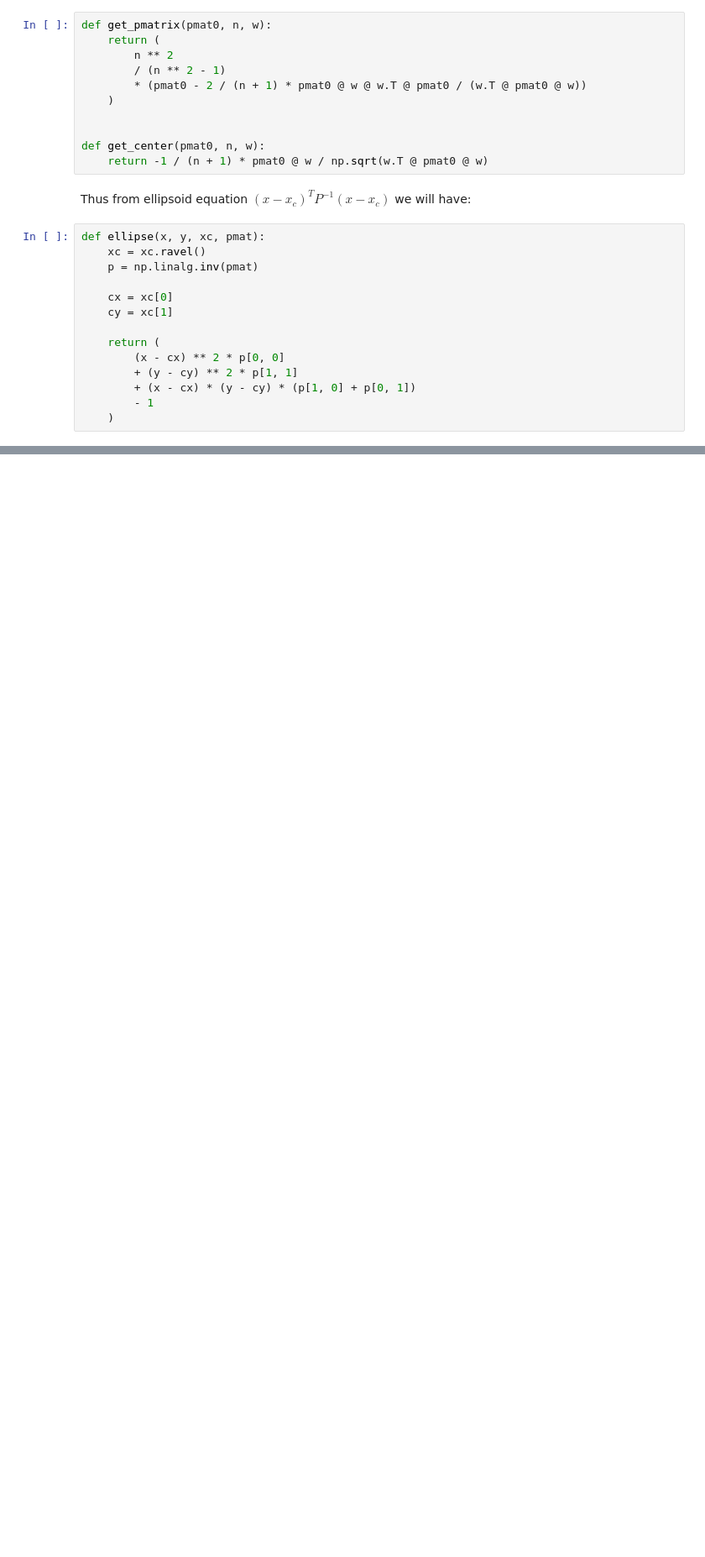
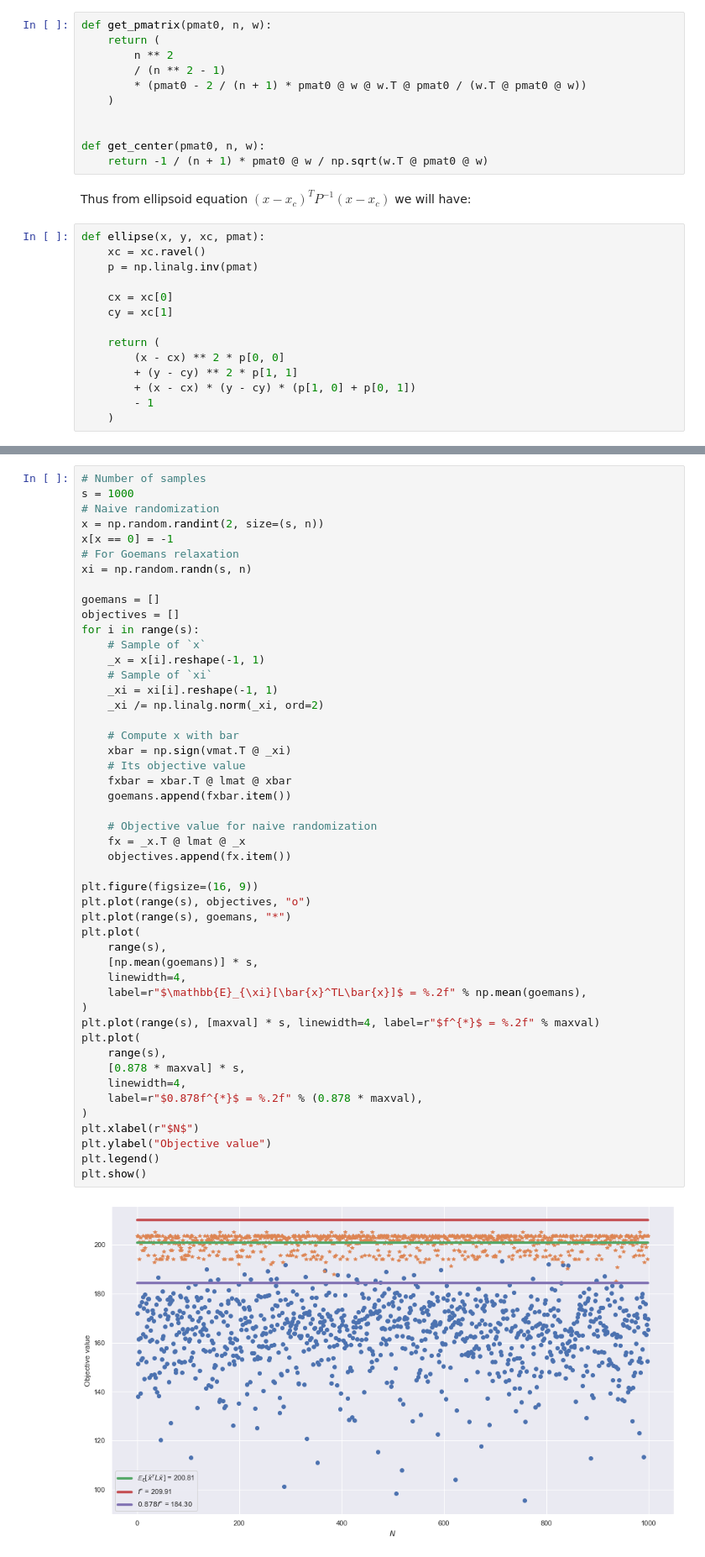
Before and after one commit to arx7ti/optimization-course, a Jupyter notebook: Homework5.ipynb, the cells around one changed output, grey strips where cells are left out. Shown: that part at 84% size. Saved outputs shown, nothing was run; the diff lists cells and outputs as text; blank space fills up the shorter version.

```diff
--- a/Homework5.ipynb
+++ b/Homework5.ipynb
@@ -235,0 +205,50 @@ amat.shape
+# %%
+# Number of samples
+s = 1000
+# Naive randomization
+x = np.random.randint(2, size=(s, n))
+x[x == 0] = -1
+# For Goemans relaxation
+xi = np.random.randn(s, n)
+
+goemans = []
+objectives = []
+for i in range(s):
+    # Sample of `x`
+    _x = x[i].reshape(-1, 1)
+    # Sample of `xi`
+    _xi = xi[i].reshape(-1, 1)
+    _xi /= np.linalg.norm(_xi, ord=2)
+
+    # Compute x with bar
+    xbar = np.sign(vmat.T @ _xi)
+    # Its objective value
+    fxbar = xbar.T @ lmat @ xbar
+    goemans.append(fxbar.item())
+
+    # Objective value for naive randomization
+    fx = _x.T @ lmat @ _x
+    objectives.append(fx.item())
+
+plt.figure(figsize=(16, 9))
+plt.plot(range(s), objectives, "o")
+plt.plot(range(s), goemans, "*")
+plt.plot(
+    range(s),
+    [np.mean(goemans)] * s,
+    linewidth=4,
+    label=r"$\mathbb{E}_{\xi}[\bar{x}^TL\bar{x}]$ = %.2f" % np.mean(goemans),
+)
+plt.plot(range(s), [maxval] * s, linewidth=4, label=r"$f^{*}$ = %.2f" % maxval)
+plt.plot(
+    range(s),
+    [0.878 * maxval] * s,
+    linewidth=4,
+    label=r"$0.878f^{*}$ = %.2f" % (0.878 * maxval),
+)
+plt.xlabel(r"$N$")
+plt.ylabel("Objective value")
+plt.legend()
+plt.show()
+# %% [output]
+[figure, added]
```
Also changed, not shown: parts of 62 cells of this notebook, 1 other file.
